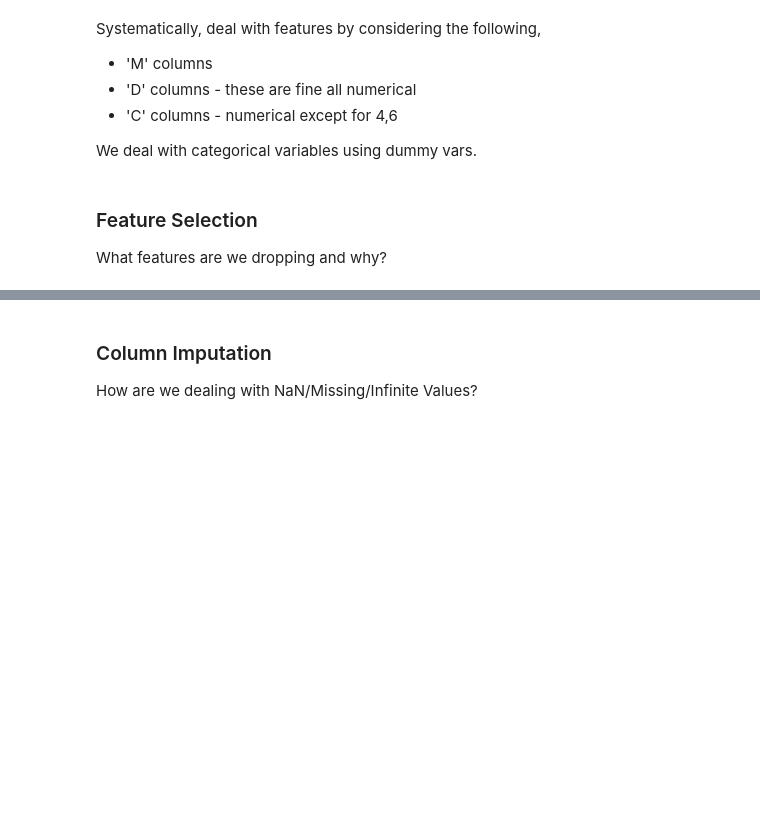
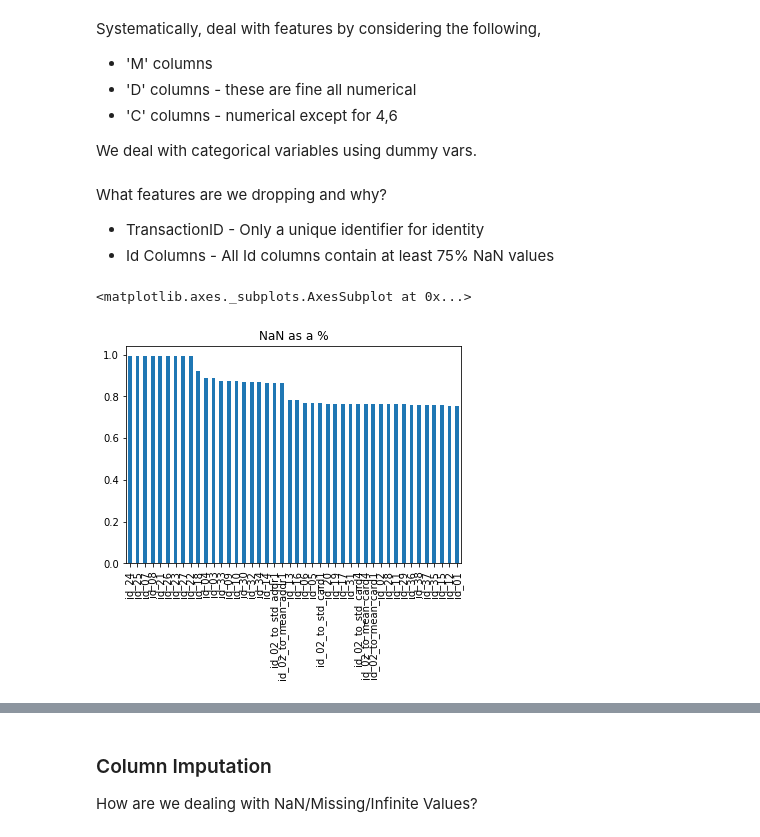
Before and after one commit to nishithewel/ID5059GroupProject, a Jupyter notebook: main.ipynb, the cells around one changed output, grey strips where cells are left out. Cells and saved outputs as stored; diff of their text form; code cells hidden in the pictures; blank space fills up the shorter version.

```diff
--- a/main.ipynb
+++ b/main.ipynb
@@ -89,9 +113,0 @@ train_iden.head()
-# %%
-train = pd.merge(train_tran, train_iden, on = 'TransactionID', how = 'left')
-test = pd.merge(test_tran, test_iden, on = 'TransactionID', how = 'left')
-
-#Run this otherwise might cause ram overflows
-v_cols = [col for col in train.columns if 'V' in col]
-# lets ignore the v columns for the time being
-train.drop(v_cols,axis =1,
-                inplace = True)
@@ -122,19 +141,12 @@ Systematically, deal with features by considering the following,
 
 We deal with categorical variables using dummy vars.
 # %%
-#switch to Sklearn later
+
+
 train = preprocess(train)
 
-train = pd.get_dummies(train,
-                       columns = ['card4','card6','ProductCD','M4'],
-               dummy_na = True,
-              #  drop_first =True
-              )
+test = preprocess(test)
 
 #the M columns look like true or false lets convert them to 1, 0
-m_cols = [col for col in train.columns if 'M' in col]
+m_cols = [col for col in train.columns if col.startswith('M')]
 # m_cols.head()
-train[m_cols] = train[m_cols].replace(dict(T=1,F=0))
-# %% [markdown]
-### Feature Selection
-What features are we dropping and why?
@@ -141 +156,17 @@ What features are we dropping and why?
+# %% [markdown]
+
+What features are we dropping and why?
+
+- TransactionID - Only a unique identifier for identity
+- Id Columns - All Id columns contain at least 75% NaN values
+# %%
+id_cols = [col for col in train.columns if col.startswith('id')]
+df_id = train[id_cols]
+# df_id.head()
+nulls = df_id.isnull().sum()/len(df_id) #as a percentage
+nulls.sort_values(ascending=False).plot.bar(title='NaN as a %')
+# train.drop(id_cols, axis = 1,inplace = True)
+# %% [output]
+<matplotlib.axes._subplots.AxesSubplot at 0x...>
+[figure, added]
 # %%
```
Also changed, not shown: parts of 33 cells of this notebook.
